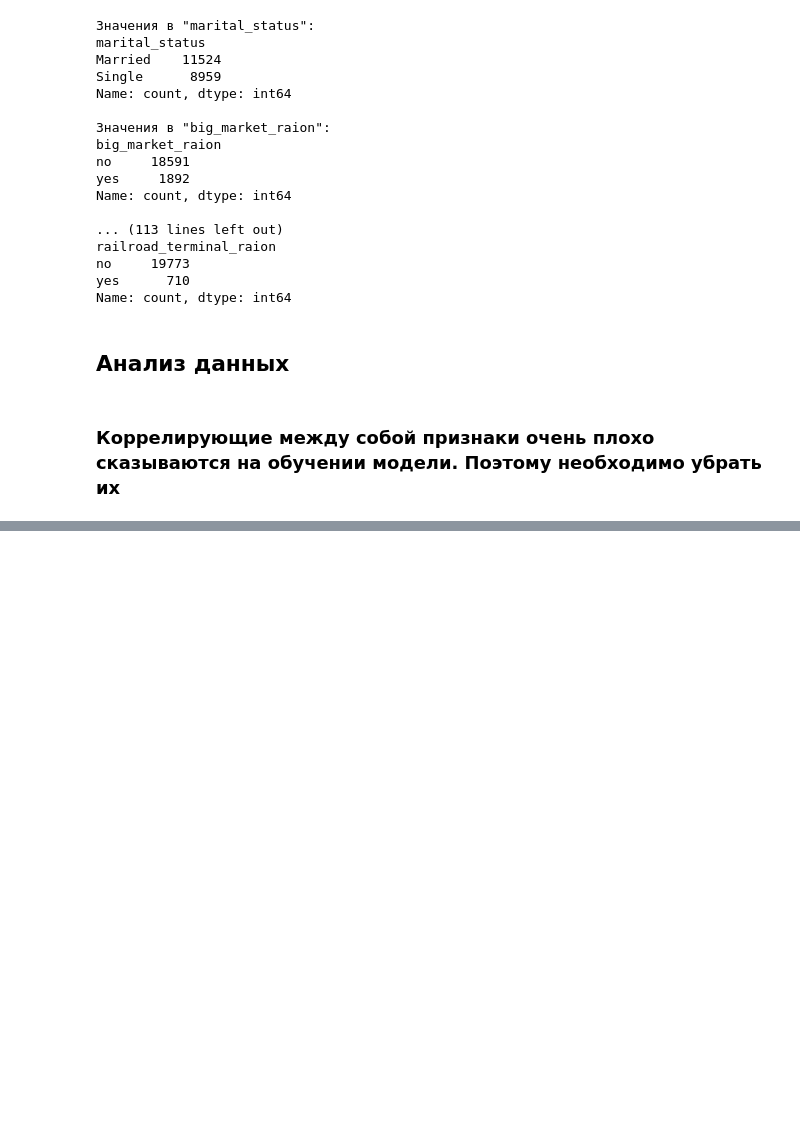
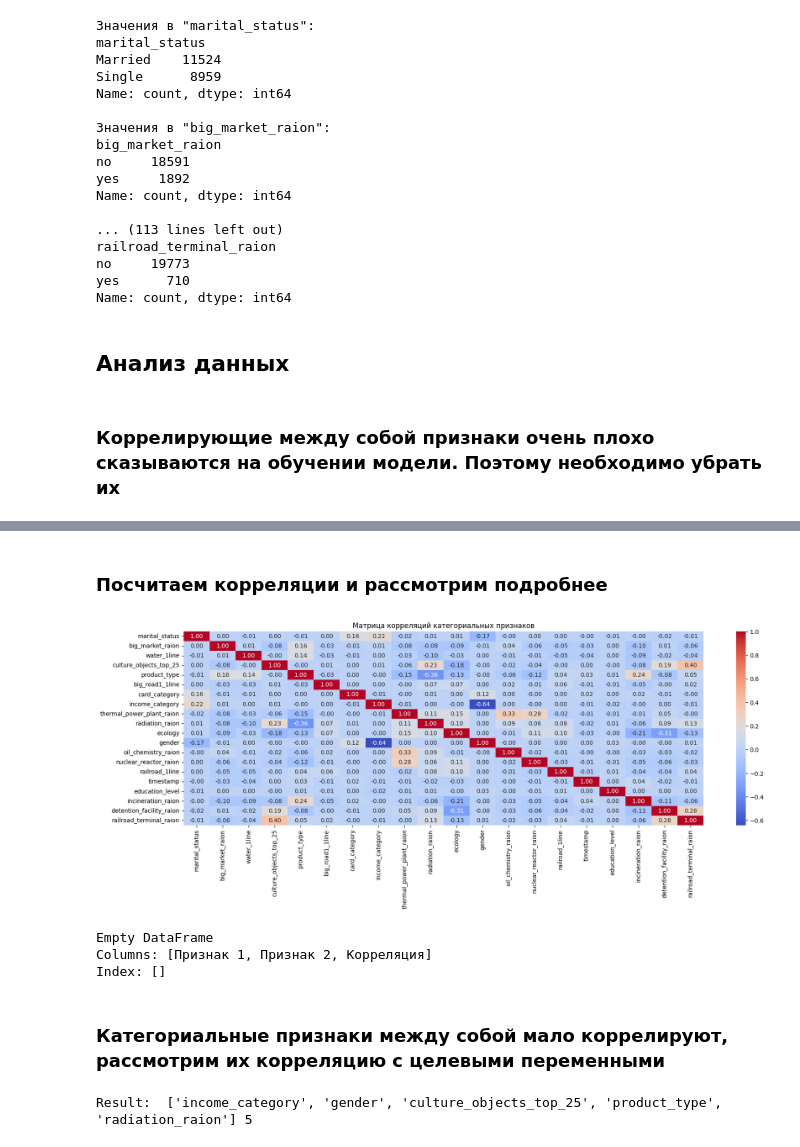
Before and after one commit to Mazer1x/Hackathon, a Jupyter notebook: Notebook.ipynb, the cells around one changed output, grey strips where cells are left out. Cells and saved outputs as stored; diff of their text form; code cells hidden in the pictures; blank space fills up the shorter version.

```diff
--- a/Notebook.ipynb
+++ b/Notebook.ipynb
@@ -153,5 +167,5 @@ Name: count, dtype: int64
 # %%
-corrMatrix = df.corr()
+corrMatrix = df[numCols].corr()
 threshold = 0.7
 #print(corrMatrix)
 
@@ -162,4 +176,4 @@ for i in range(len(corrMatrix.columns)):
             highCorr.append((corrMatrix.columns[i], corrMatrix.columns[j], corrMatrix.iloc[i, j]))
 
 highCorr = pd.DataFrame(highCorr, columns = ['Признак 1', 'Признак 2', 'Корреляция'])
-print(highCorr['Признак 1'].values)
+print(highCorr)
@@ -165,0 +195,3 @@ print(highCorr['Признак 1'].values)
+# %%
+df.drop(columns = highCorr['Признак 1'].values, inplace = True)
+numCols = df.select_dtypes(include=['float64', 'int64']).drop(['__churn', '__price_doc'], axis = 1).columns.to_list()
@@ -165,0 +230,45 @@ print(highCorr['Признак 1'].values)
+# %%
+df["timestamp"] = df["timestamp"].str.split("-").str[0]
+for col in catCols:
+    encoder = LabelEncoder()
+    df[col] = encoder.fit_transform(df[col])
+# %% [markdown]
+### Посчитаем корреляции и рассмотрим подробнее
+# %%
+corrMatrix = df[catCols].corr()
+
+plt.figure(figsize=(20, 6))
+sns.heatmap(corrMatrix, annot=True, cmap='coolwarm', fmt='.2f')
+plt.title('Матрица корреляций категориальных признаков')
+plt.show()
+# %% [output]
+[figure, added]
+# %%
+threshold = 0.7
+
+highCorr = []
+for i in range(len(corrMatrix.columns)):
+    for j in range(i):
+        if abs(corrMatrix.iloc[i, j]) > threshold:
+            highCorr.append((corrMatrix.columns[i], corrMatrix.columns[j], corrMatrix.iloc[i, j]))
+
+highCorr = pd.DataFrame(highCorr, columns = ['Признак 1', 'Признак 2', 'Корреляция'])
+print(highCorr)
+# %% [output]
+Empty DataFrame
+Columns: [Признак 1, Признак 2, Корреляция]
+Index: []
+# %% [markdown]
+### Категориальные признаки между собой мало коррелируют, рассмотрим их корреляцию с целевыми переменными
+# %%
+resCatCols = []
+for targ in targetCols:
+    corrWithTarget = df[catCols + targetCols].corr()[targ]
+    threshold = 0.1
+    importantFeatures = corrWithTarget[abs(corrWithTarget) > threshold]
+    resCatCols.extend(importantFeatures.index.to_list())
+
+resCatCols = [col for col in resCatCols if col not in targetCols]
+print("Result: ", resCatCols, len(resCatCols))
+# %% [output]
+Result:  ['income_category', 'gender', 'culture_objects_top_25', 'product_type', 'radiation_raion'] 5
```
Also changed, not shown: parts of 55 cells of this notebook.
